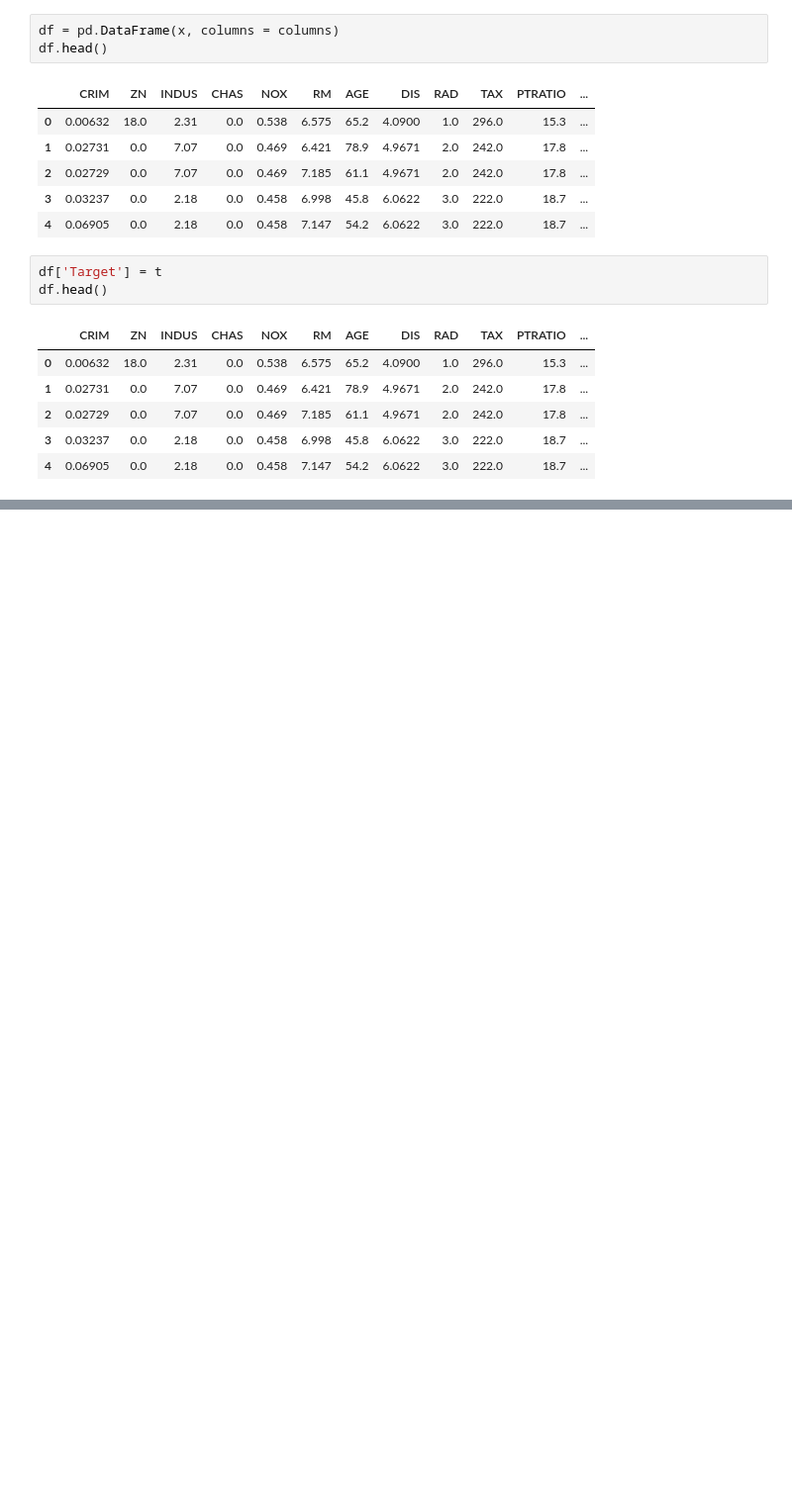
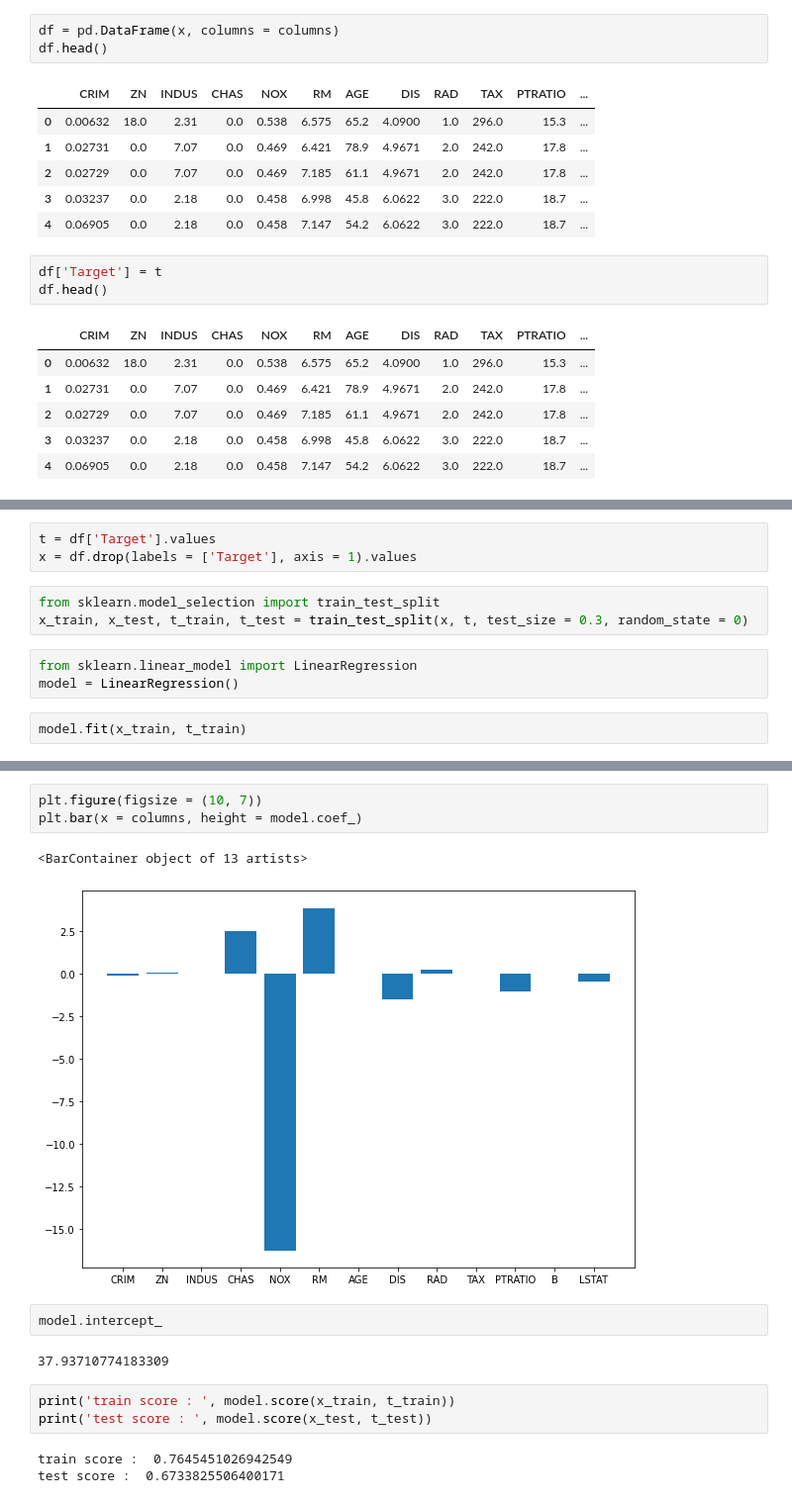
Before and after one commit to ash-coding/machine_learning, a Jupyter notebook: kikagaku/regression_with.ipynb, the cells around one changed output, grey strips where cells are left out. Shown at 99% size. Saved outputs shown, nothing was run; the diff lists cells and outputs as text; blank space fills up the shorter version.

```diff
--- a/kikagaku/regression_with.ipynb
+++ b/kikagaku/regression_with.ipynb
@@ -43,0 +35,11 @@ df.head()
+# %%
+t = df['Target'].values
+x = df.drop(labels = ['Target'], axis = 1).values
+# %%
+from sklearn.model_selection import train_test_split
+x_train, x_test, t_train, t_test = train_test_split(x, t, test_size = 0.3, random_state = 0)
+# %%
+from sklearn.linear_model import LinearRegression
+model = LinearRegression()
+# %%
+model.fit(x_train, t_train)
@@ -43,0 +55,16 @@ df.head()
+# %%
+plt.figure(figsize = (10, 7))
+plt.bar(x = columns, height = model.coef_)
+# %% [output]
+<BarContainer object of 13 artists>
+[figure, added]
+# %%
+model.intercept_
+# %% [output]
+37.93710774183309
+# %%
+print('train score : ', model.score(x_train, t_train))
+print('test score : ', model.score(x_test, t_test))
+# %% [output]
+train score :  0.7645451026942549
+test score :  0.6733825506400171
```
Also changed, not shown: parts of 14 cells of this notebook, 1 other file.
